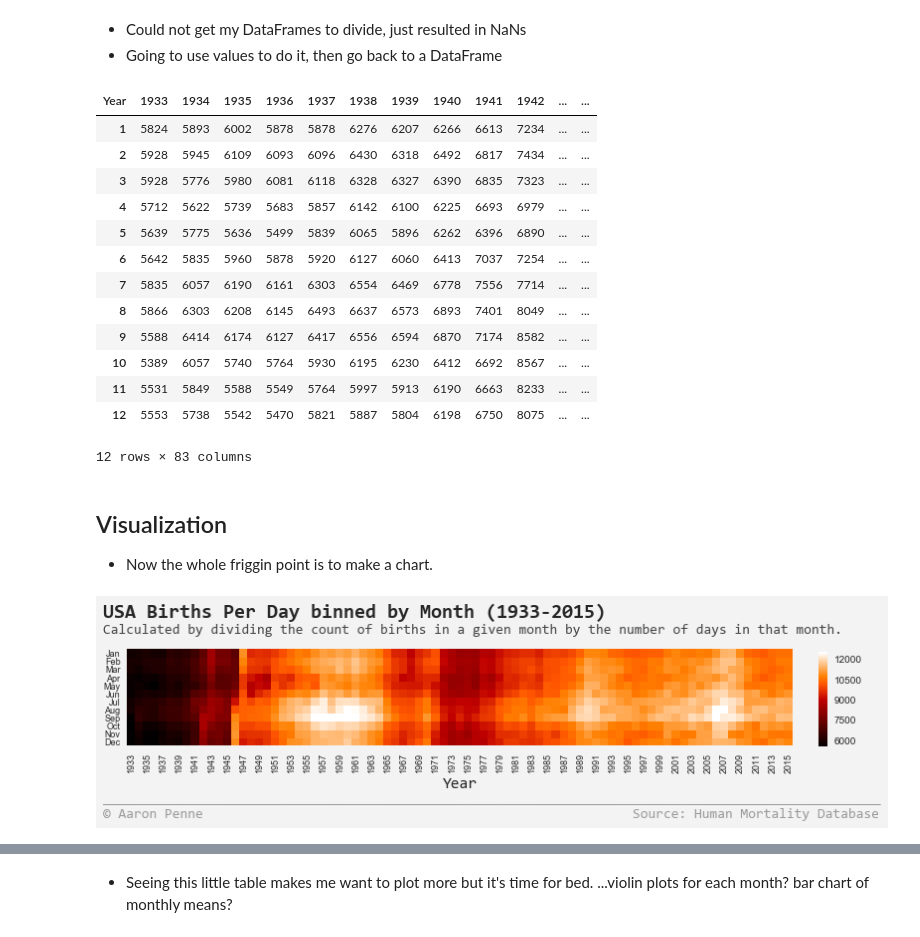
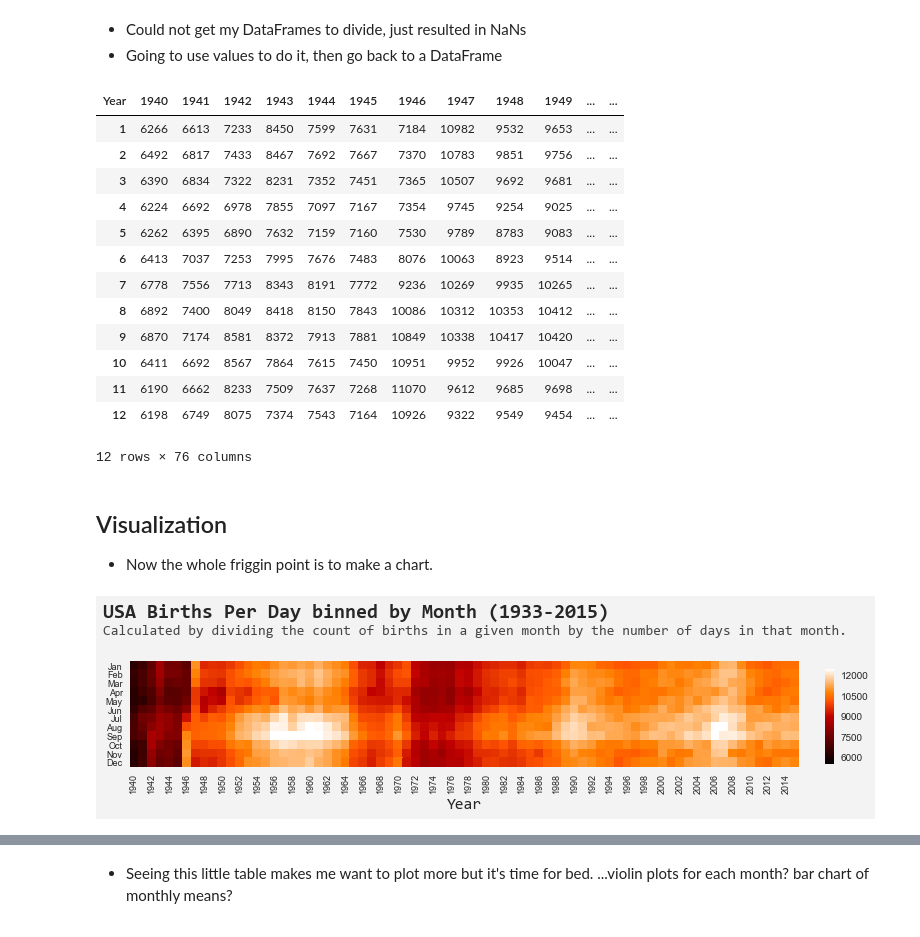
Before and after one commit to aaronpenne/data_visualization, a Jupyter notebook: HMD/Births_USA/USA Births Per Day binned by Month (1933-2015).ipynb, the cells around one changed output, grey strips where cells are left out. Drawn from its saved outputs; the diff is of its cells as text; code cells hidden in the pictures.

```diff
--- a/HMD/Births_USA/USA Births Per Day binned by Month (1933-2015).ipynb
+++ b/HMD/Births_USA/USA Births Per Day binned by Month (1933-2015).ipynb
@@ -150,23 +152,24 @@ Int64Index([1933, 1934, 1935, 1936, 1937, 1938, 1939, 1940, 1941, 1942, 1943,
 * Going to use values to do it, then go back to a DataFrame
 # %%
 c = df_pivot.values / df_days.values
-df_norm = pd.DataFrame(data=c, columns=df_pivot.columns, index=months)
+df_norm_all = pd.DataFrame(data=c, columns=df_pivot.columns, index=months)
+df_norm = df_norm_all.loc[:,'1940':]
 df_norm
 # %% [output]
-| Year | 1933 | 1934 | 1935 | 1936 | 1937 | 1938 | 1939 | 1940 | 1941 | 1942 | ... | ... |
-| 1 | 5824 | 5893 | 6002 | 5878 | 5878 | 6276 | 6207 | 6266 | 6613 | 7234 | ... | ... |
-| 2 | 5928 | 5945 | 6109 | 6093 | 6096 | 6430 | 6318 | 6492 | 6817 | 7434 | ... | ... |
-| 3 | 5928 | 5776 | 5980 | 6081 | 6118 | 6328 | 6327 | 6390 | 6835 | 7323 | ... | ... |
-| 4 | 5712 | 5622 | 5739 | 5683 | 5857 | 6142 | 6100 | 6225 | 6693 | 6979 | ... | ... |
-| 5 | 5639 | 5775 | 5636 | 5499 | 5839 | 6065 | 5896 | 6262 | 6396 | 6890 | ... | ... |
-| 6 | 5642 | 5835 | 5960 | 5878 | 5920 | 6127 | 6060 | 6413 | 7037 | 7254 | ... | ... |
-| 7 | 5835 | 6057 | 6190 | 6161 | 6303 | 6554 | 6469 | 6778 | 7556 | 7714 | ... | ... |
-| 8 | 5866 | 6303 | 6208 | 6145 | 6493 | 6637 | 6573 | 6893 | 7401 | 8049 | ... | ... |
-| 9 | 5588 | 6414 | 6174 | 6127 | 6417 | 6556 | 6594 | 6870 | 7174 | 8582 | ... | ... |
-| 10 | 5389 | 6057 | 5740 | 5764 | 5930 | 6195 | 6230 | 6412 | 6692 | 8567 | ... | ... |
-| 11 | 5531 | 5849 | 5588 | 5549 | 5764 | 5997 | 5913 | 6190 | 6663 | 8233 | ... | ... |
-| 12 | 5553 | 5738 | 5542 | 5470 | 5821 | 5887 | 5804 | 6198 | 6750 | 8075 | ... | ... |
+| Year | 1940 | 1941 | 1942 | 1943 | 1944 | 1945 | 1946 | 1947 | 1948 | 1949 | ... | ... |
+| 1 | 6266 | 6613 | 7233 | 8450 | 7599 | 7631 | 7184 | 10982 | 9532 | 9653 | ... | ... |
+| 2 | 6492 | 6817 | 7433 | 8467 | 7692 | 7667 | 7370 | 10783 | 9851 | 9756 | ... | ... |
+| 3 | 6390 | 6834 | 7322 | 8231 | 7352 | 7451 | 7365 | 10507 | 9692 | 9681 | ... | ... |
+| 4 | 6224 | 6692 | 6978 | 7855 | 7097 | 7167 | 7354 | 9745 | 9254 | 9025 | ... | ... |
+| 5 | 6262 | 6395 | 6890 | 7632 | 7159 | 7160 | 7530 | 9789 | 8783 | 9083 | ... | ... |
+| 6 | 6413 | 7037 | 7253 | 7995 | 7676 | 7483 | 8076 | 10063 | 8923 | 9514 | ... | ... |
+| 7 | 6778 | 7556 | 7713 | 8343 | 8191 | 7772 | 9236 | 10269 | 9935 | 10265 | ... | ... |
+| 8 | 6892 | 7400 | 8049 | 8418 | 8150 | 7843 | 10086 | 10312 | 10353 | 10412 | ... | ... |
+| 9 | 6870 | 7174 | 8581 | 8372 | 7913 | 7881 | 10849 | 10338 | 10417 | 10420 | ... | ... |
+| 10 | 6411 | 6692 | 8567 | 7864 | 7615 | 7450 | 10951 | 9952 | 9926 | 10047 | ... | ... |
+| 11 | 6190 | 6662 | 8233 | 7509 | 7637 | 7268 | 11070 | 9612 | 9685 | 9698 | ... | ... |
+| 12 | 6198 | 6749 | 8075 | 7374 | 7543 | 7164 | 10926 | 9322 | 9549 | 9454 | ... | ... |
-12 rows × 83 columns
+12 rows × 76 columns
 # %% [markdown]
 
 ## Visualization
@@ -178,54 +181,35 @@ sns.set()
 fig, ax = plt.subplots(figsize=(12, 4))
 cbar_ax = fig.add_axes([0.93, .33, .01, .33])
 sns.heatmap(df_norm,
             ax = ax,
             cbar_ax = cbar_ax,
             yticklabels=['Jan', 'Feb', 'Mar', 'Apr', 'May', 'Jun', 'Jul', 'Aug', 'Sep', 'Oct', 'Nov', 'Dec'],
             xticklabels=2,
             vmin = 5500,
             vmax = 12500,
             cmap="gist_heat",
             square=True,
             cbar=True)
 ax.set_xlabel('Year',
-            fontsize=16,
-            fontname = 'Consolas')
+              fontsize=16,
+              fontname = 'Consolas')
 ax.set_ylabel('')
 ax.tick_params(axis='both', which='major', labelsize=9)
 fig.set_facecolor('#f3f3f3')
 
 
 # Chart titles
-ax.text(-3, 16,
+ax.text(-3, -5,
         'USA Births Per Day binned by Month (1933-2015)',
         fontsize = 20,
         weight = 'bold',
         fontname = 'Consolas')
-ax.text(-3, 14,
+ax.text(-3, -3,
         'Calculated by dividing the count of births in a given month by the number of days in that month.',
         fontsize = 14,
         alpha = .85,
         fontname = 'Consolas')
 
-# Chart footer
-ax.text(-3, -7,
-        '_____________________________________________________________________________________________________',
-        fontsize = 14,
-        color = 'grey',
-        alpha = .77,
-        fontname = 'Consolas')
-ax.text(-3, -9,
-        '© Aaron Penne',
-        fontsize = 14,
-        color = 'grey',
-        alpha = .77,
-        fontname = 'Consolas')
-ax.text(63, -9,
-        'Source: Human Mortality Database',
-        fontsize = 14,
-        color = 'grey',
-        alpha = .77,
-        fontname = 'Consolas')
 fig.savefig('USA_Births_Per_Day_binned_by_Month.jpg', dpi=200, bbox_inches='tight', pad_inches=.11)
 # %% [output]
-[figure, old version]
+[figure, new version]
```
Also changed, not shown: parts of 6 cells of this notebook, 2 other files.
